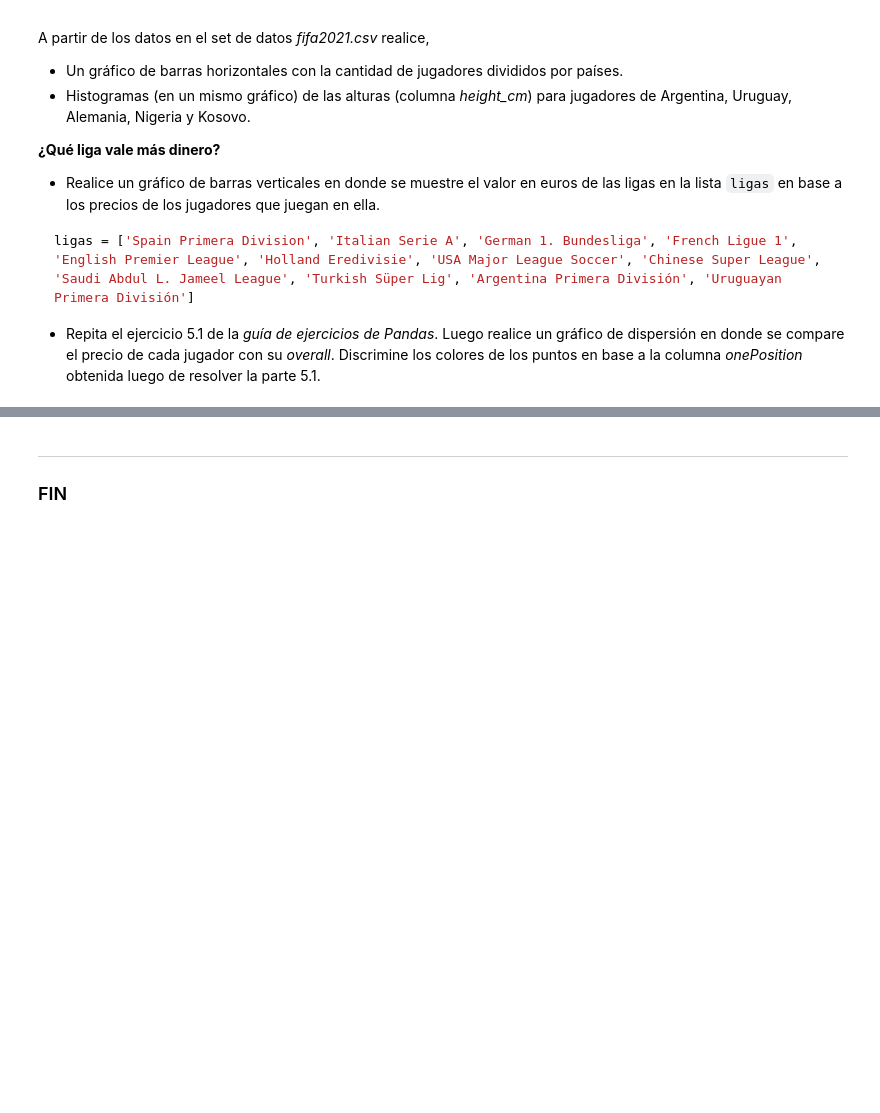
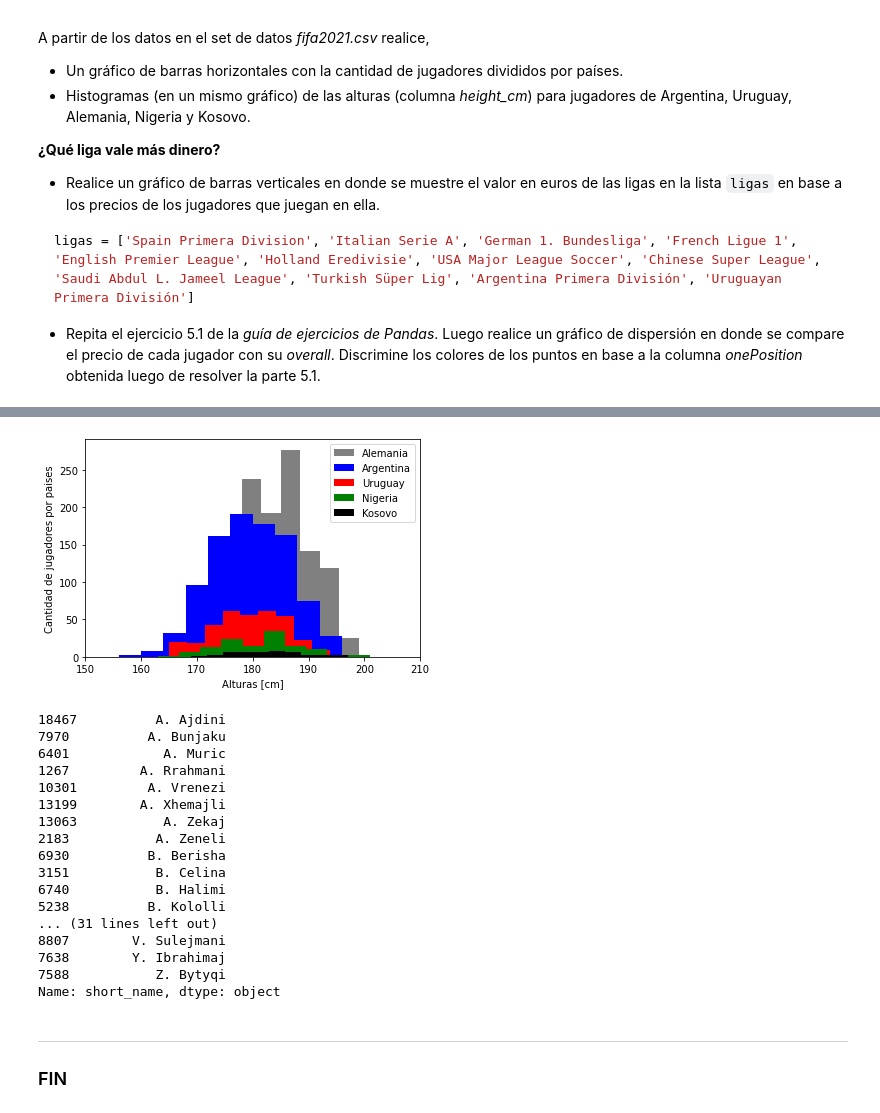
Before and after one commit to maximilianog258/PDAMaxiG, a Jupyter notebook: Ejercitación - Matplotlib/Ejercitación-Matplotlib.ipynb, the cells around one changed output, grey strips where cells are left out. Cells and saved outputs as stored; diff of their text form; code cells hidden in the pictures; blank space fills up the shorter version.

```diff
--- a/Ejercitación - Matplotlib/Ejercitación-Matplotlib.ipynb
+++ b/Ejercitación - Matplotlib/Ejercitación-Matplotlib.ipynb
@@ -344,3 +377,46 @@ ligas = ['Spain Primera Division', 'Italian Serie A', 'German 1. Bundesliga', 'F
+# %%
+# jugadoresUruguay = datfifa21[datfifa21["nationality"] == "Uruguay"].drop_duplicates(subset = ["short_name","height_cm"])
+# jugadoresArgentina = datfifa21[datfifa21["nationality"] == "Argentina"].drop_duplicates(subset = ["short_name","height_cm"])["short_name"].sort_values()
+# jugadoresAlemania = datfifa21[datfifa21["nationality"] == "Alemania"].drop_duplicates(subset = ["short_name","height_cm"])["short_name"].sort_values()
+# jugadoresNigeria = datfifa21[datfifa21["nationality"] == "Nigeria"].drop_duplicates(subset = ["short_name","height_cm"])["short_name"].sort_values()
+jugadoresKosovo = datfifa21[datfifa21["nationality"] == "Kosovo"].drop_duplicates(subset = ["short_name","height_cm"])["short_name"].sort_values()
+
+# edades=jugadoresUruguay["height_cm"].values
+
+
+fig, ax = plt.subplots()
+ax.hist(datfifa21[datfifa21["nationality"] == "Germany"]["height_cm"], label = "Alemania", color = "grey")
+ax.hist(datfifa21[datfifa21["nationality"] == "Argentina"]["height_cm"], label = "Argentina", color = "blue")
+ax.hist(datfifa21[datfifa21["nationality"] == "Uruguay"]["height_cm"], label = "Uruguay", color = "red")
+
+ax.hist(datfifa21[datfifa21["nationality"] == "Nigeria"]["height_cm"], label = "Nigeria", color = "green")
+ax.hist(datfifa21[datfifa21["nationality"] == "Kosovo"]["height_cm"], label = "Kosovo", color = "black")
+
+ax.set_xlim(150,210)
+ax.set_xlabel("Alturas [cm]")
+ax.set_ylabel("Cantidad de jugadores por paises")
+plt.legend()
+plt.show()
+jugadoresKosovo
+# %% [output]
+[figure, added]
+18467          A. Ajdini
+7970          A. Bunjaku
+6401            A. Muric
+1267         A. Rrahmani
+10301         A. Vrenezi
+13199        A. Xhemajli
+13063           A. Zekaj
+2183           A. Zeneli
+6930          B. Berisha
+3151           B. Celina
+6740           B. Halimi
+5238          B. Kololli
+... (31 lines left out)
+8807        V. Sulejmani
+7638        Y. Ibrahimaj
+7588           Z. Bytyqi
+Name: short_name, dtype: object
 # %% [markdown]
 <hr style="border:1px solid #2C3E50"> </hr>
 
```
Also changed, not shown: parts of 10 cells of this notebook, 1 other file.
